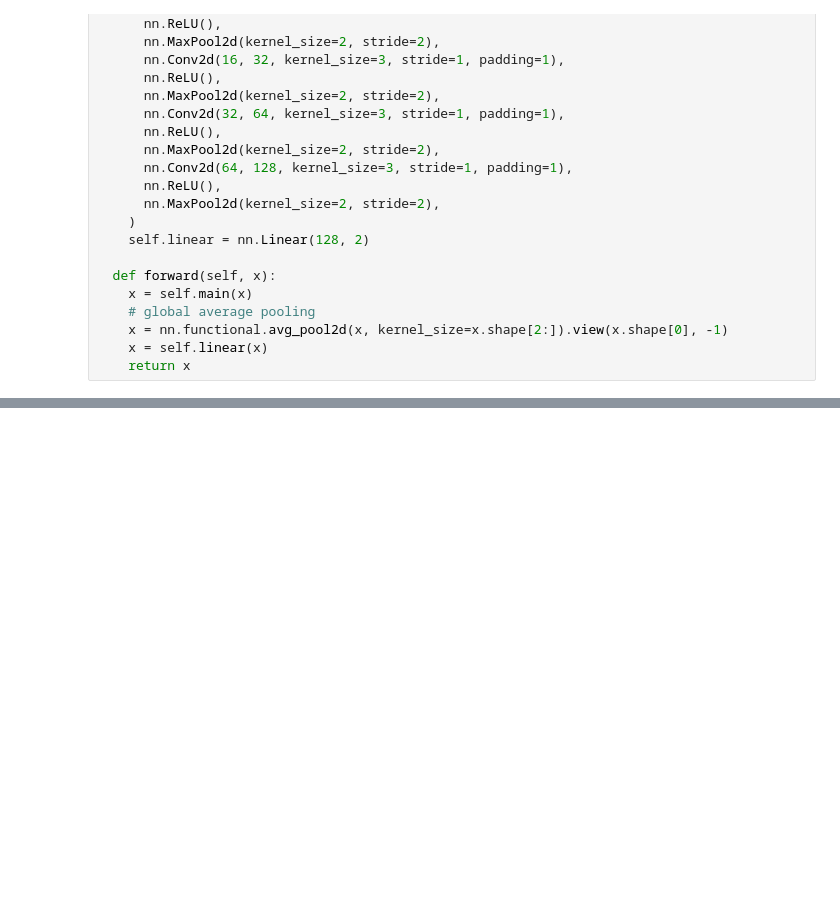
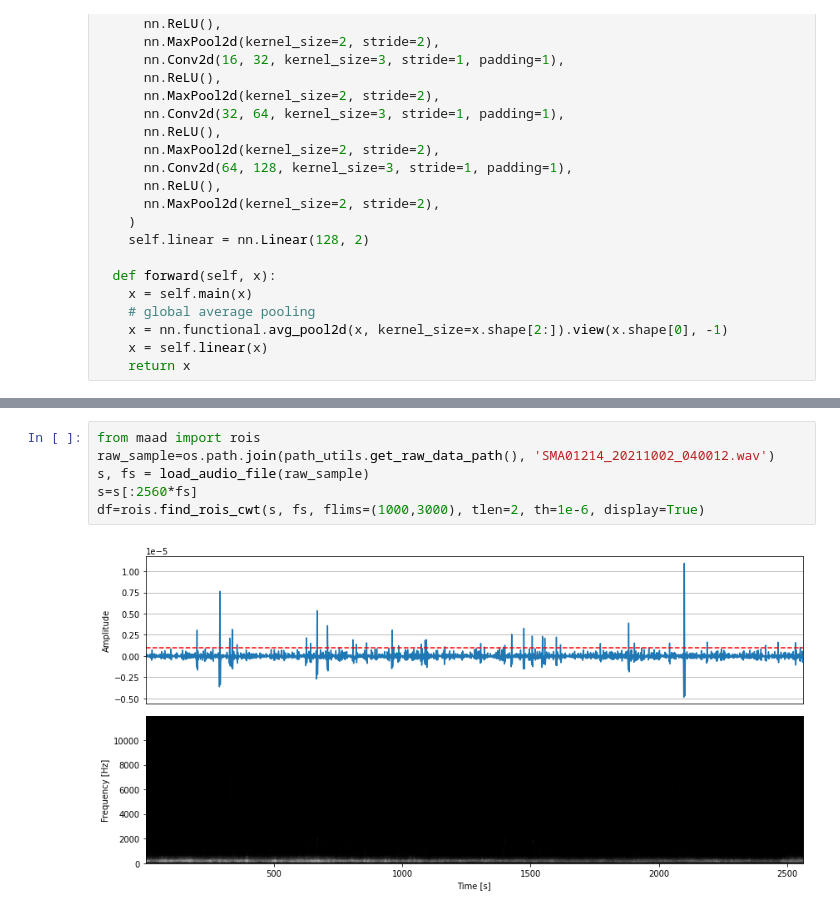
Before and after one commit to AymericPalaric/Masked-Owl-Detection, a Jupyter notebook: baseline_detection.ipynb, the cells around one changed output, grey strips where cells are left out. Drawn from its saved outputs; the diff is of its cells as text; blank space fills up the shorter version.

```diff
--- a/baseline_detection.ipynb
+++ b/baseline_detection.ipynb
@@ -101,0 +291,8 @@ RuntimeError: Expected 3D (unbatched) or 4D (batched) input to conv2d, but got i
+# %%
+from maad import rois
+raw_sample=os.path.join(path_utils.get_raw_data_path(), 'SMA01214_20211002_040012.wav')
+s, fs = load_audio_file(raw_sample)
+s=s[:2560*fs]
+df=rois.find_rois_cwt(s, fs, flims=(1000,3000), tlen=2, th=1e-6, display=True)
+# %% [output]
+[figure, added]
```
Also changed, not shown: parts of 18 cells of this notebook, 4 other files.
